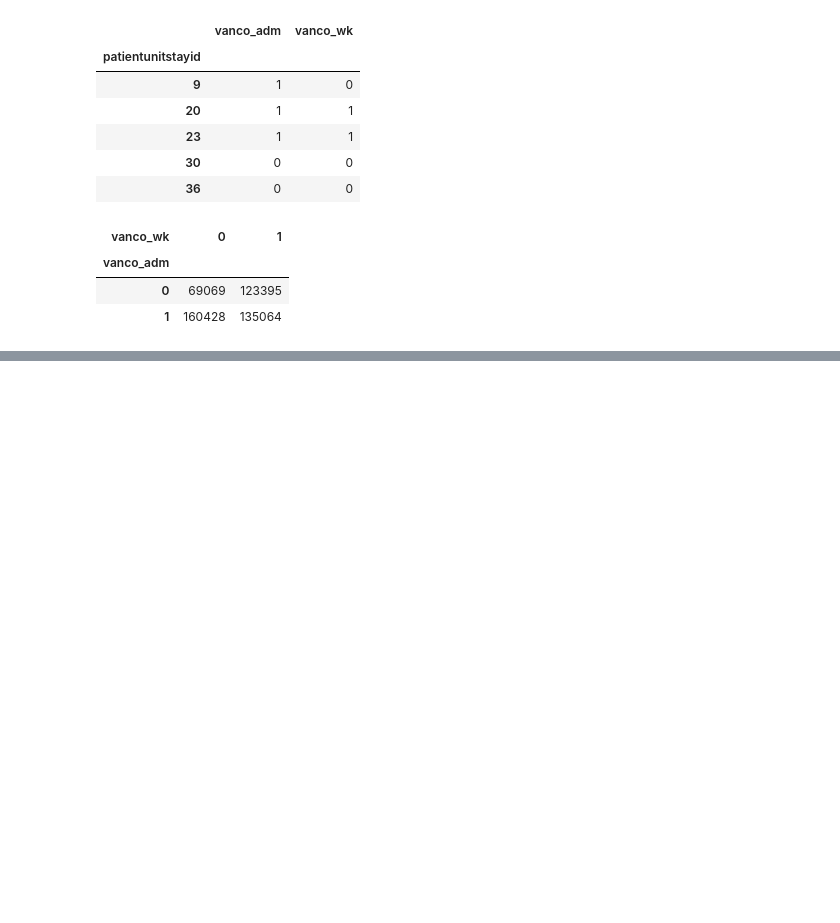
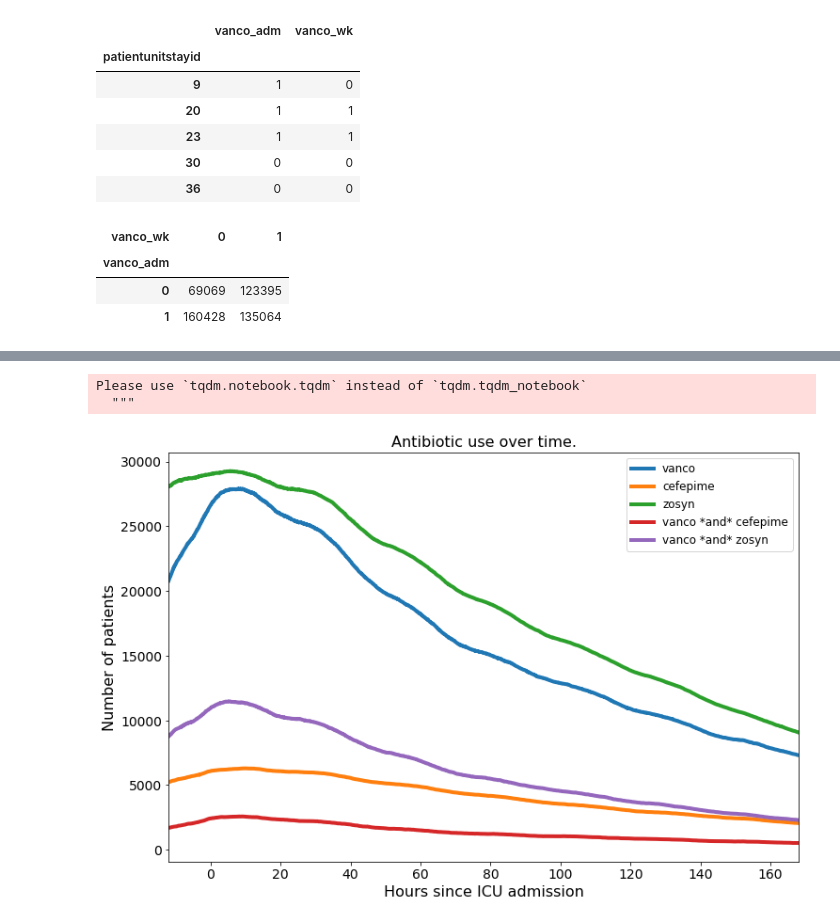
Before and after one commit to MIT-LCP/vancomycin-nephrotoxicity, a Jupyter notebook: multiple-drug-analysis.ipynb, the cells around one changed output, grey strips where cells are left out. Drawn from its saved outputs; the diff is of its cells as text; code cells hidden in the pictures; blank space fills up the shorter version.

Commit message:
update with final analysis: v+c vs. v+z, and neat plots

```diff
--- a/multiple-drug-analysis.ipynb
+++ b/multiple-drug-analysis.ipynb
@@ -105,0 +199,45 @@ Repeat the above for NSAIDs/loop diuretics.
+# %%
+pt_in_icu = np.zeros([len(co_id), len(xi)], dtype=bool)
+
+dem_tmp = dem.loc[dem['patientunitstayid'].isin(co_id)]
+
+for i, row in tqdm(dem_tmp.iterrows(), total=dem_tmp.shape[0]):
+    if row['unitdischargeoffset'] > xi[-1]:
+        stop = len(xi)
+    else:
+        stop = max(row['unitdischargeoffset'] - xi[0], 0)
+
+    # insert the drug administration into the final matrix
+    i = ptid_to_idx[row['patientunitstayid']]
+    pt_in_icu[i, 0:stop] = True
+# %% [output]
+Please use `tqdm.notebook.tqdm` instead of `tqdm.tqdm_notebook`
+  """
+# %%
+ax = plt.figure(figsize=[12, 8]).subplots()
+
+for d, (drug, _) in enumerate(drugs_to_compare):
+    d_administration = np.sum(drug_administration[:, :, d], 0)
+    ax.plot(xi/60.0, d_administration, linewidth=4, label=drug)
+
+# also plot combination - vanco & cefepime
+for c in (1, 2):
+    # vanco & ... blank.
+    combo = np.sum(drug_administration[:, :, 0] & drug_administration[:, :, c], 0)
+    ax.plot(xi/60.0, combo, linewidth=4, label=f'{drugs_to_compare[0][0]} *and* {drugs_to_compare[c][0]}')
+
+ax.legend(fontsize=12)
+ax.set_ylabel('Number of patients', fontsize=16)
+
+# ax.fill_between(xi/60.0, 0, vanco_administration, 'b')
+ax.set_xlim([-12, 168])
+
+
+plt.title('Antibiotic use over time.', fontsize=16)
+ax.set_xlabel('Hours since ICU admission', fontsize=16)
+ax.xaxis.set_tick_params(labelsize=14)
+ax.yaxis.set_tick_params(labelsize=14)
+
+plt.show()
+# %% [output]
+[figure, added]
```
Also changed, not shown: parts of 33 cells of this notebook.
